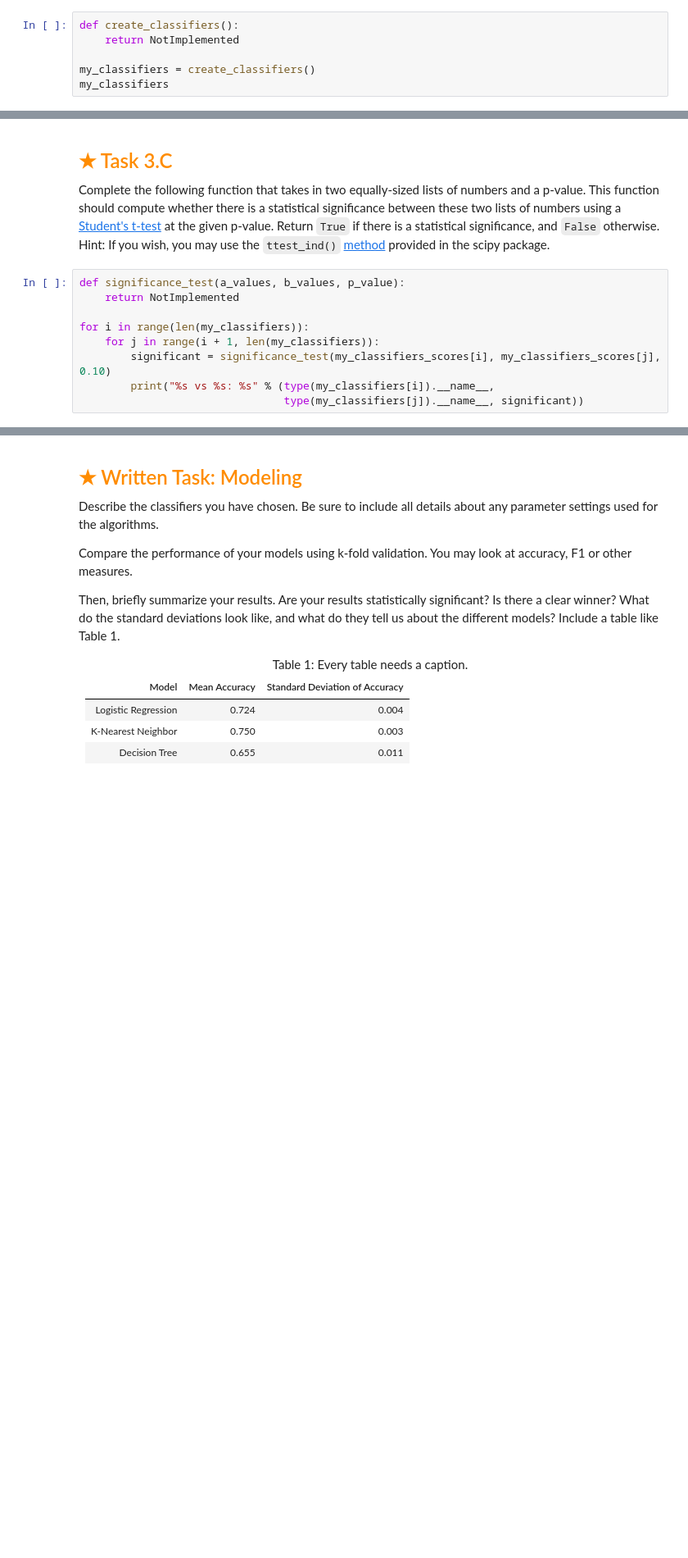
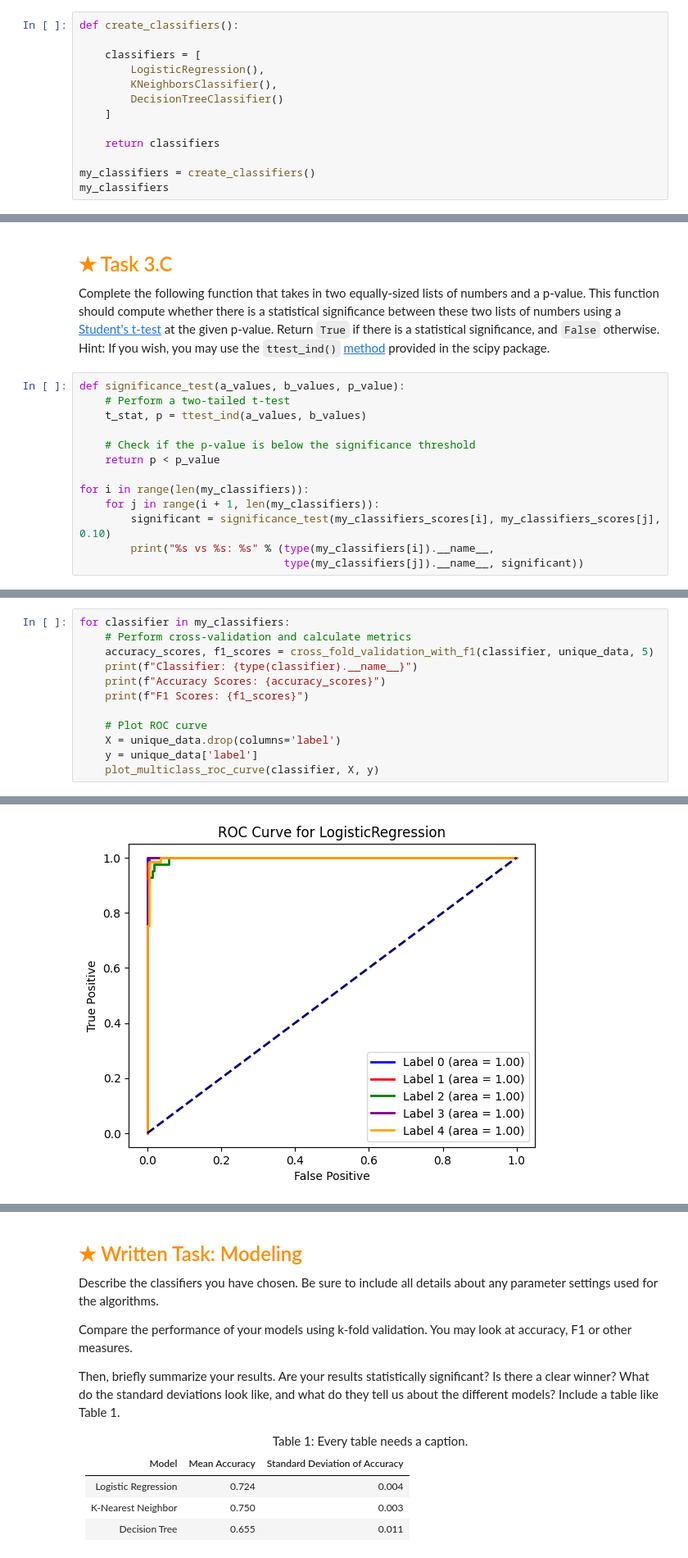
Before and after one commit to IJustWantAJob/CSE40-HW5, a Jupyter notebook: assignment.ipynb, the cells around one changed output, grey strips where cells are left out. Shown at 82% size. Drawn from its saved outputs; the diff is of its cells as text; blank space fills up the shorter version.

````diff
--- a/assignment.ipynb
+++ b/assignment.ipynb
@@ -293,7 +546,14 @@ sklearn.linear_model.LogisticRegression()
 ```
 # %%
 def create_classifiers():
-    return NotImplemented
+
+    classifiers = [
+        LogisticRegression(),
+        KNeighborsClassifier(),
+        DecisionTreeClassifier()
+    ]
+
+    return classifiers
 
 my_classifiers = create_classifiers()
 my_classifiers
@@ -333,7 +644,11 @@ Return `True` if there is a statistical significance, and `False` otherwise.
 Hint: If you wish, you may use the `ttest_ind()` [method](https://docs.scipy.org/doc/scipy/reference/generated/scipy.stats.ttest_ind.html) provided in the scipy package.
 # %%
 def significance_test(a_values, b_values, p_value):
-    return NotImplemented
+    # Perform a two-tailed t-test
+    t_stat, p = ttest_ind(a_values, b_values)
+
+    # Check if the p-value is below the significance threshold
+    return p < p_value
 
 for i in range(len(my_classifiers)):
     for j in range(i + 1, len(my_classifiers)):
@@ -342,0 +745,13 @@ for i in range(len(my_classifiers)):
+# %%
+for classifier in my_classifiers:
+    # Perform cross-validation and calculate metrics
+    accuracy_scores, f1_scores = cross_fold_validation_with_f1(classifier, unique_data, 5)
+    print(f"Classifier: {type(classifier).__name__}")
+    print(f"Accuracy Scores: {accuracy_scores}")
+    print(f"F1 Scores: {f1_scores}")
+
+    # Plot ROC curve
+    X = unique_data.drop(columns='label')
+    y = unique_data['label']
+    plot_multiclass_roc_curve(classifier, X, y)
+# %% [output]
@@ -342,0 +778 @@ for i in range(len(my_classifiers)):
+[figure, added]
````
Also changed, not shown: parts of 24 cells of this notebook.
